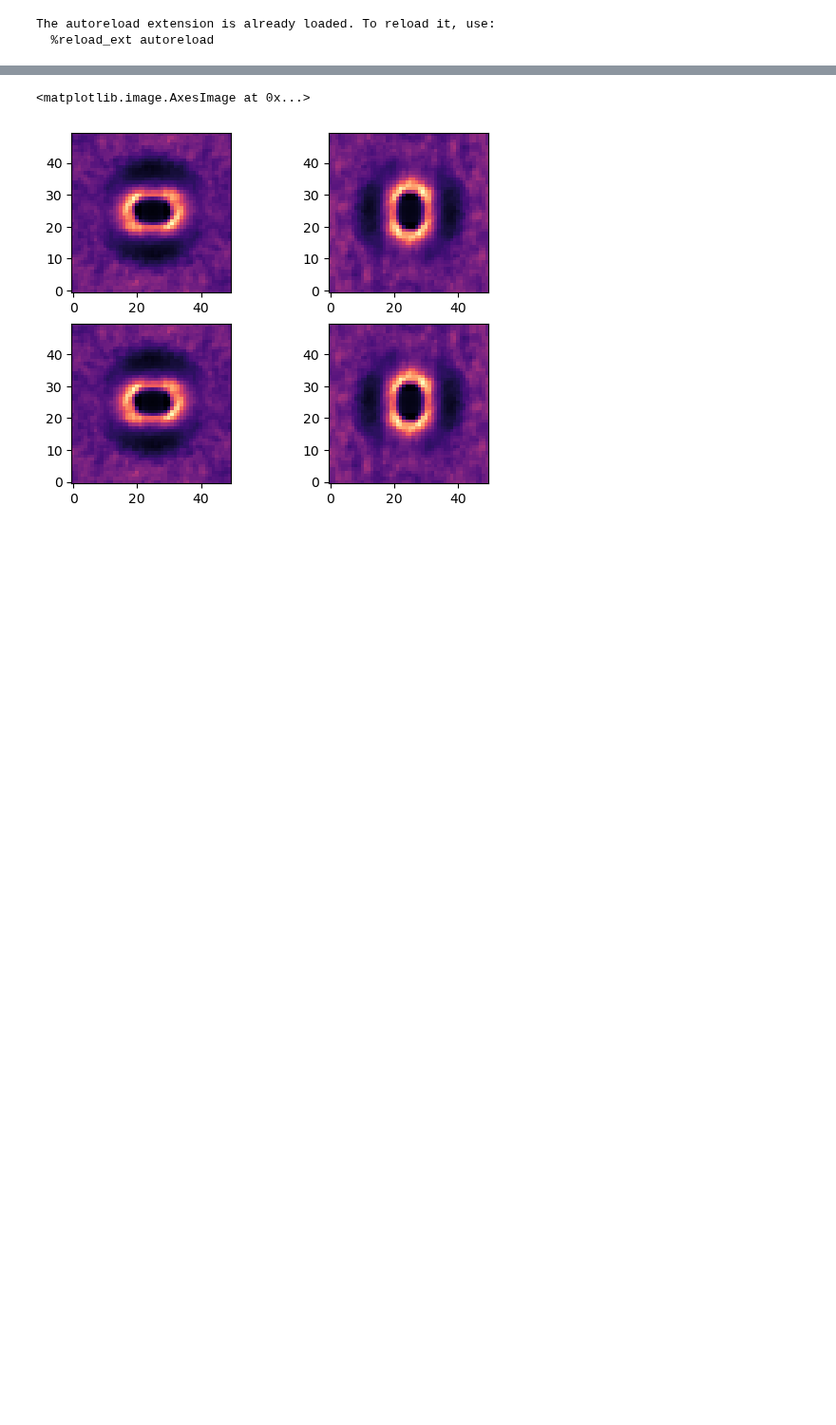
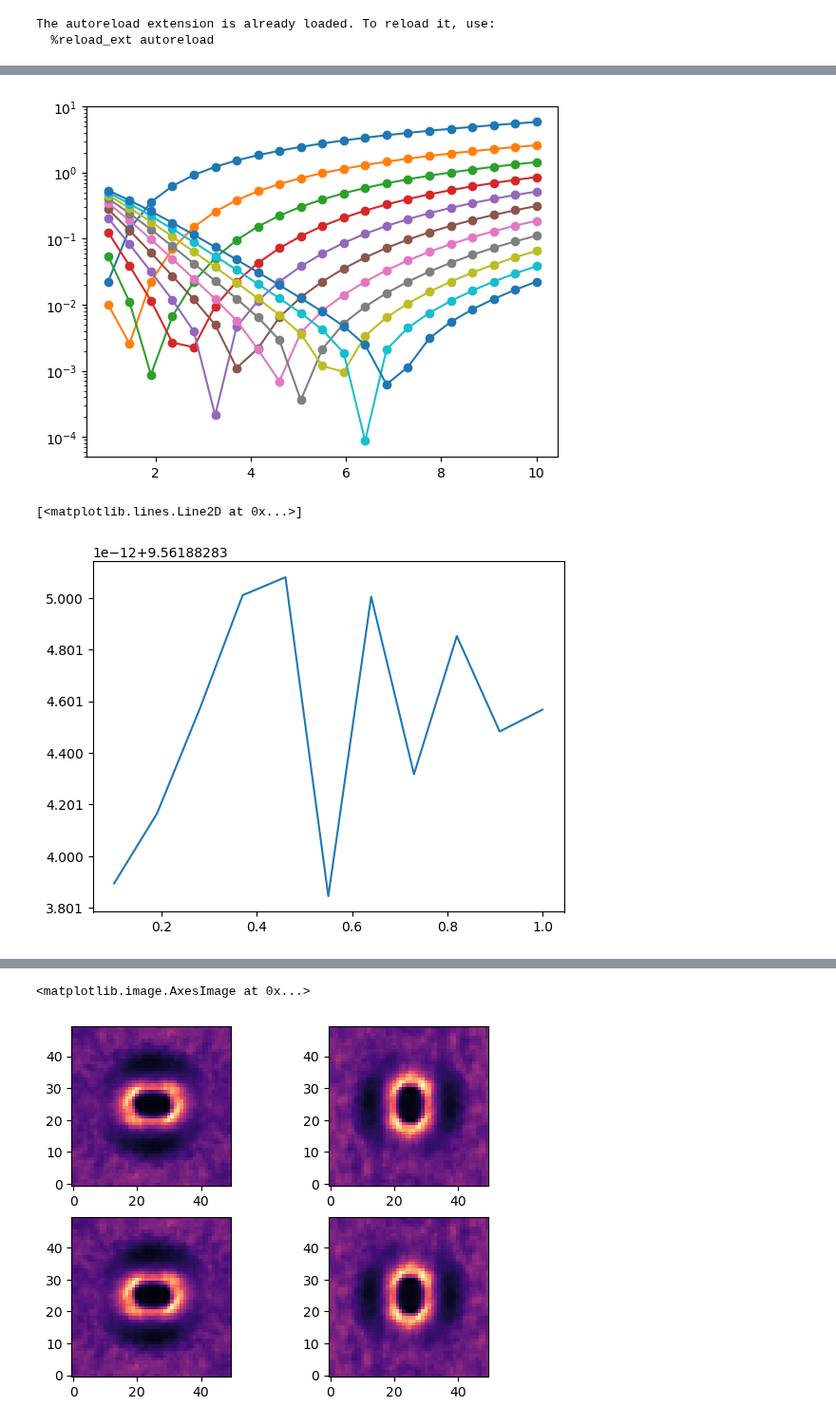
Before and after one commit to dpreuo/alter_morph, a Jupyter notebook: analysis/phase_diagram.ipynb, the cells around one changed output, grey strips where cells are left out. Shown at 95% size. Saved outputs shown, nothing was run; the diff lists cells and outputs as text; code cells hidden in the pictures; blank space fills up the shorter version.

```diff
--- a/analysis/phase_diagram.ipynb
+++ b/analysis/phase_diagram.ipynb
@@ -316,0 +425,32 @@ n= 0.6960000000000001
+# %%
+
+
+def integral_int_boundary(integration_boundary,temperature,n):
+    xs = np.linspace(-10*temperature,10*temperature,500)
+
+    int_exact = integrate.trapezoid(derivative_FD(xs,temperature),xs)
+    x, weights = np.polynomial.legendre.leggauss(n)
+    int_prox = np.sum(derivative_FD(x*integration_boundary,temperature)*weights*integration_boundary)
+    return int_exact-int_prox
+
+optimize.root(integral_int_boundary,4,args=(T,21)).x[0]
+
+
+
+Ts = np.linspace(0.1,1,11)
+
+ints = np.linspace(1,10,21)
+
+for T in Ts:
+    plt.plot(ints,[np.abs(integral_int_boundary(int_i,T,11)) for int_i in ints],'-o',label=T)
+
+plt.yscale('log')
+
+opts = [optimize.root(integral_int_boundary,4,args=(T,21)).x[0] for T in Ts]
+
+plt.show()
+plt.plot(Ts, opts/Ts)
+# %% [output]
+[figure, added]
+[<matplotlib.lines.Line2D at 0x...>]
+[figure, added]
```
Also changed, not shown: parts of 10 cells of this notebook.
